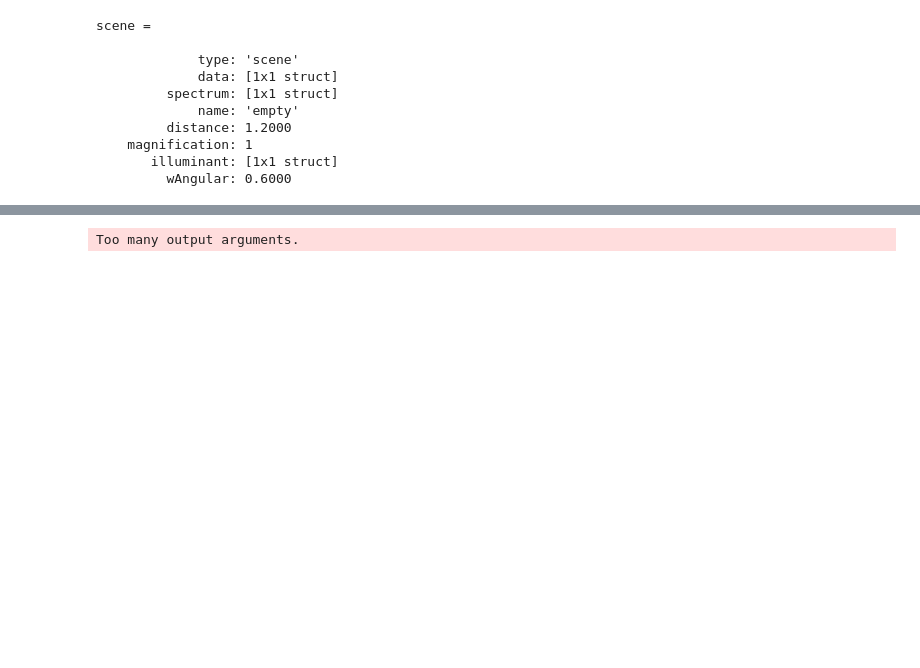
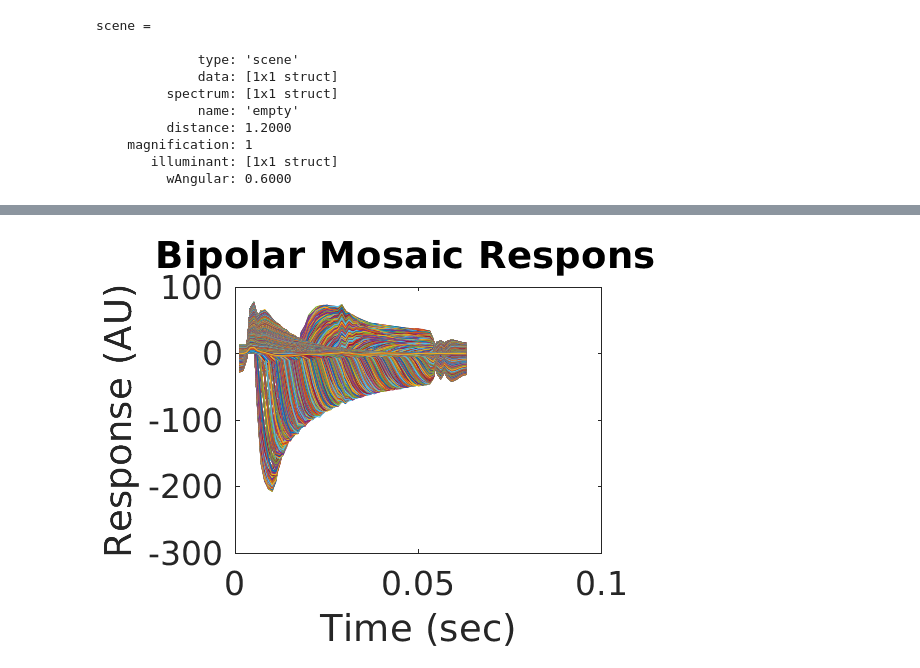
Before and after one commit to isetbio/notebooks, a Jupyter notebook: isetbio/Introduction/RGC/RGCBasics.ipynb, the cells around one changed output, grey strips where cells are left out. Saved outputs shown, nothing was run; the diff lists cells and outputs as text; code cells hidden in the pictures; blank space fills up the shorter version.

```diff
--- a/isetbio/Introduction/RGC/RGCBasics.ipynb
+++ b/isetbio/Introduction/RGC/RGCBasics.ipynb
@@ -169,4 +150,11 @@ os = osCompute(os, sensor);
-# %%
-osPlot(os,sensor);
-# %% [output]
-Too many output arguments.
+# %%
+
+
+bp = bipolar(os,'filterType',1);
+% bp = bipolar(os,cellType,2);
+
+bp = bipolarCompute(bp, os);
+
+bipolarPlot(bp,'response');
+# %% [output]
+[figure, added]
```
Also changed, not shown: parts of 7 cells of this notebook.
